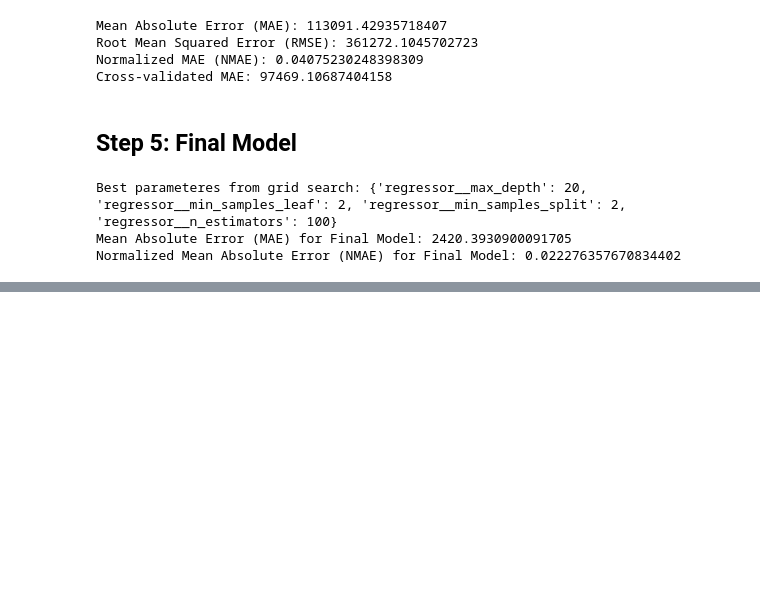
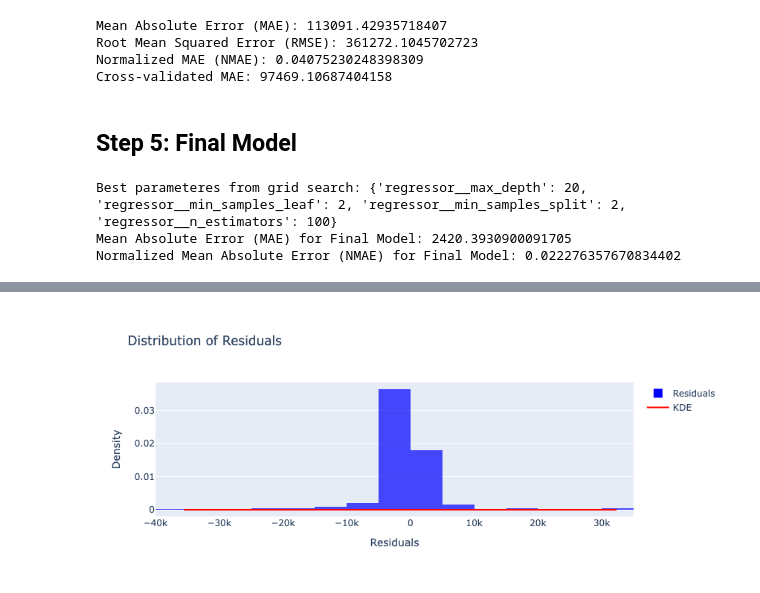
Before and after one commit to djlisbonne/power_outage_analysis, a Jupyter notebook: portfolio.ipynb, the cells around one changed output, grey strips where cells are left out. Saved outputs shown, nothing was run; the diff lists cells and outputs as text; code cells hidden in the pictures; blank space fills up the shorter version.

```diff
--- a/portfolio.ipynb
+++ b/portfolio.ipynb
@@ -429,0 +397,41 @@ plt.savefig('finalmodelresiduals.png')
+# %%
+hist_trace = go.Histogram(
+    x=residuals,
+    histnorm='density',  # Normalize the histogram to show density (similar to KDE)
+    name='Residuals',
+    nbinsx=30,  # You can adjust the number of bins here
+    marker=dict(color='blue', opacity=0.7)
+)
+
+# Calculate the KDE using scipy.stats.gaussian_kde
+kde = stats.gaussian_kde(residuals)
+kde_x = np.linspace(min(residuals), max(residuals), 1000)
+kde_y = kde(kde_x)
+
+# Create a KDE line trace
+kde_trace = go.Scatter(
+    x=kde_x,
+    y=kde_y,
+    mode='lines',
+    name='KDE',
+    line=dict(color='red')
+)
+
+# Create the figure
+fig = go.Figure(data=[hist_trace, kde_trace])
+
+# Customize the layout
+fig.update_layout(
+    title='Distribution of Residuals',
+    xaxis_title='Residuals',
+    yaxis_title='Density',
+    showlegend=True
+)
+
+# Show the interactive plot
+fig.show()
+
+# Optionally, save the plot as an HTML file
+fig.write_html("finalmodelresiduals.html", include_plotlyjs='cdn')
+# %% [output]
+[figure, added]
```
Also changed, not shown: parts of 14 cells of this notebook, 6 other files.
